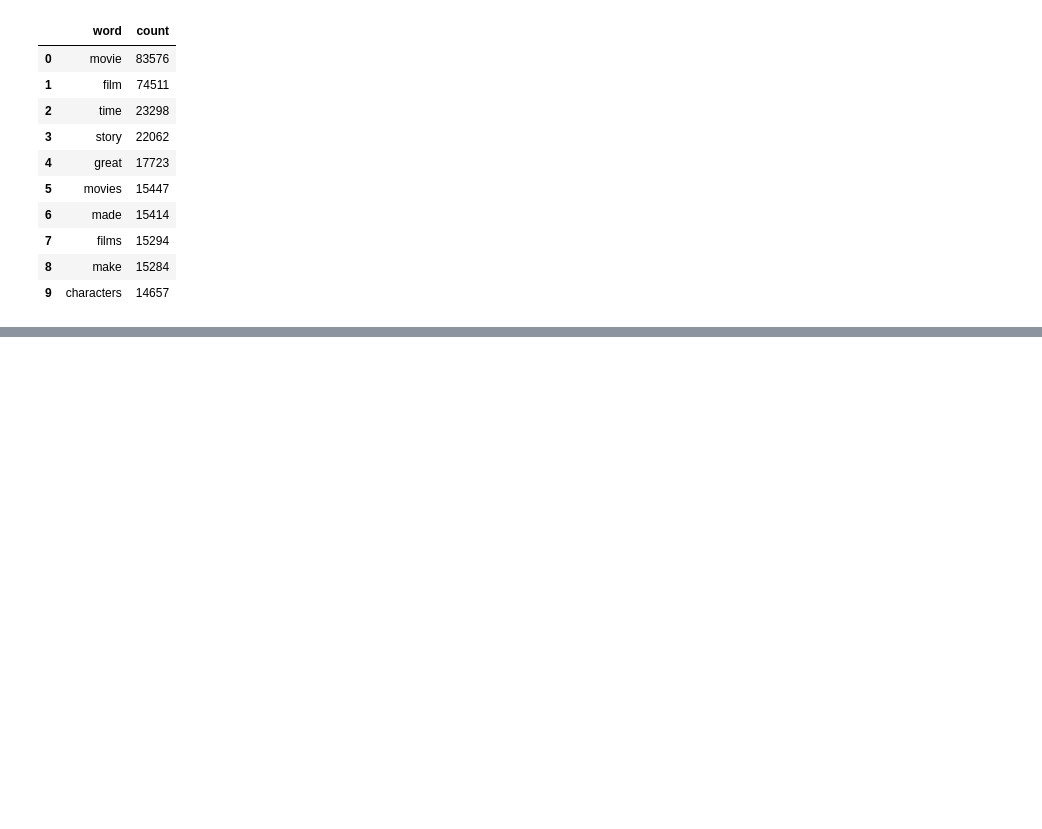
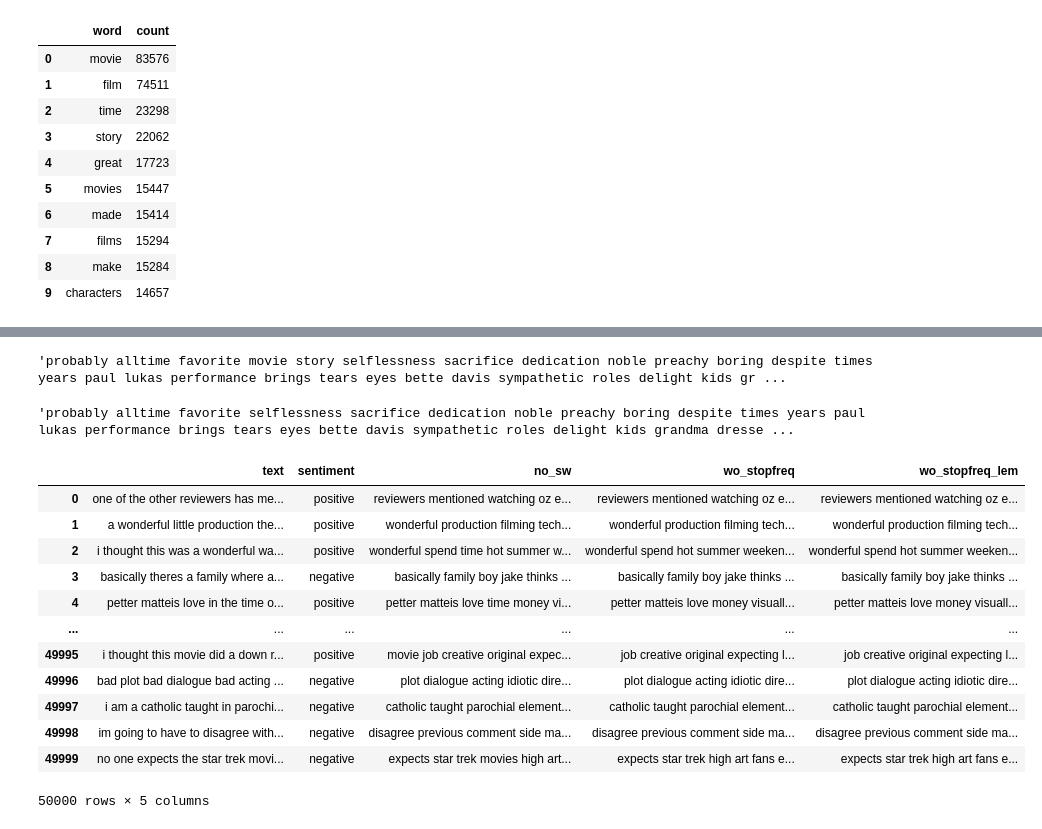
Before and after one commit to yildizugurcan/exercisepython, a Jupyter notebook: Example1.ipynb, the cells around one changed output, grey strips where cells are left out. Drawn from its saved outputs; the diff is of its cells as text; code cells hidden in the pictures; blank space fills up the shorter version.

```diff
--- a/Example1.ipynb
+++ b/Example1.ipynb
@@ -231,0 +241,8 @@ NameError: name 'temp' is not defined
+# %%
+# Remove the most frequent words:
+FREQWORDS = set([w for (w, wc) in cnt.most_common(10)])
+def remove_freqwords(text):
+    """custom function to remove the frequent words"""
+    return " ".join([word for word in str(text).split() if word not in FREQWORDS])
+dt["wo_stopfreq"] = dt["no_sw"].apply(lambda text: remove_freqwords(text))
+dt.head()
@@ -231,0 +256,27 @@ NameError: name 'temp' is not defined
+# %%
+dt['no_sw'].loc[5]
+# %% [output]
+'probably alltime favorite movie story selflessness sacrifice dedication noble preachy boring despite times years paul lukas performance brings tears eyes bette davis sympathetic roles delight kids gr ...
+# %%
+dt['wo_stopfreq'].loc[5]
+# %% [output]
+'probably alltime favorite selflessness sacrifice dedication noble preachy boring despite times years paul lukas performance brings tears eyes bette davis sympathetic roles delight kids grandma dresse ...
+# %%
+wordnet_lem = WordNetLemmatizer()
+
+dt['wo_stopfreq_lem'] = dt['wo_stopfreq'].apply(wordnet_lem.lemmatize)
+dt
+# %% [output]
+|  | text | sentiment | no_sw | wo_stopfreq | wo_stopfreq_lem |
+| 0 | one of the other reviewers has me... | positive | reviewers mentioned watching oz e... | reviewers mentioned watching oz e... | reviewers mentioned watching oz e... |
+| 1 | a wonderful little production the... | positive | wonderful production filming tech... | wonderful production filming tech... | wonderful production filming tech... |
+| 2 | i thought this was a wonderful wa... | positive | wonderful spend time hot summer w... | wonderful spend hot summer weeken... | wonderful spend hot summer weeken... |
+| 3 | basically theres a family where a... | negative | basically family boy jake thinks ... | basically family boy jake thinks ... | basically family boy jake thinks ... |
+| 4 | petter matteis love in the time o... | positive | petter matteis love time money vi... | petter matteis love money visuall... | petter matteis love money visuall... |
+| ... | ... | ... | ... | ... | ... |
+| 49995 | i thought this movie did a down r... | positive | movie job creative original expec... | job creative original expecting l... | job creative original expecting l... |
+| 49996 | bad plot bad dialogue bad acting ... | negative | plot dialogue acting idiotic dire... | plot dialogue acting idiotic dire... | plot dialogue acting idiotic dire... |
+| 49997 | i am a catholic taught in parochi... | negative | catholic taught parochial element... | catholic taught parochial element... | catholic taught parochial element... |
+| 49998 | im going to have to disagree with... | negative | disagree previous comment side ma... | disagree previous comment side ma... | disagree previous comment side ma... |
+| 49999 | no one expects the star trek movi... | negative | expects star trek movies high art... | expects star trek high art fans e... | expects star trek high art fans e... |
+50000 rows × 5 columns
```
Also changed, not shown: parts of 22 cells of this notebook, 1 other file.
